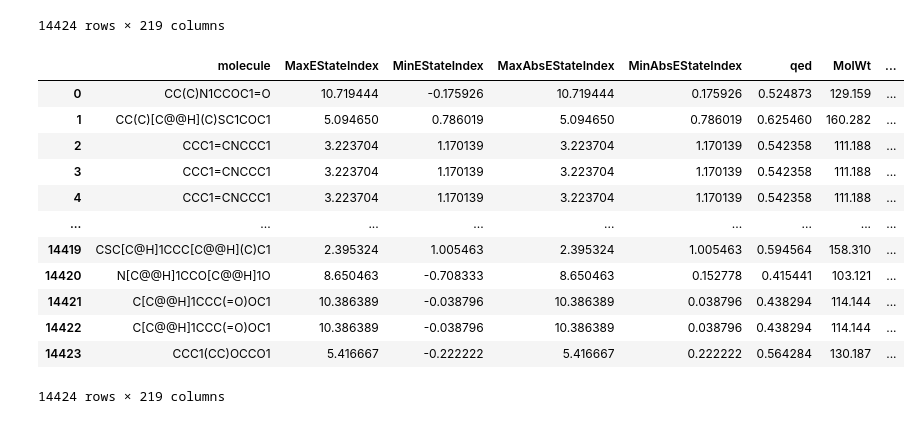
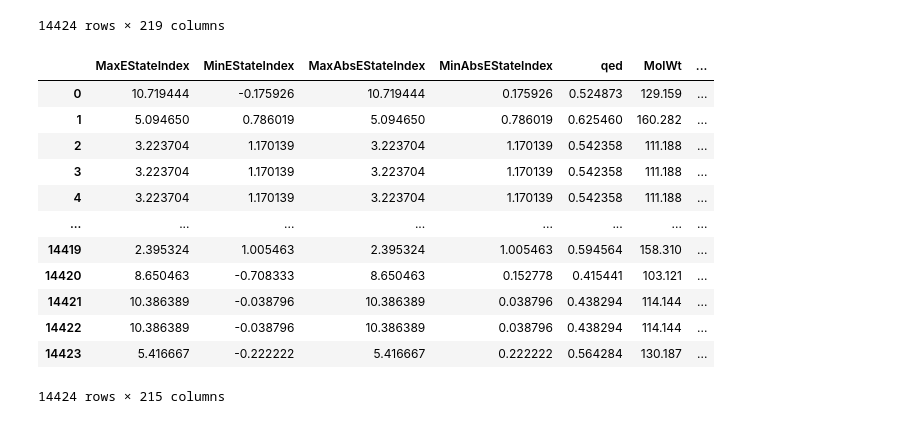
Before and after one commit to oliviaharman/PythonPractice, a Jupyter notebook: Descriptors for RDF.ipynb, the cells around one changed output. Drawn from its saved outputs; the diff is of its cells as text; code cells hidden in the pictures.

```diff
--- a/Descriptors for RDF.ipynb
+++ b/Descriptors for RDF.ipynb
@@ -206,19 +189,19 @@ rdf_desc
 | 14423 | CCC1(CC)OCCO1 | 5.416667 | -0.222222 | 5.416667 | 0.222222 | 0.564284 | 130.187 | ... |
 14424 rows × 219 columns
 # %%
-rdf_desc.drop(columns=['molecule', 'fragment1', 'fragment2', 'rid'], axis = 1, inplace=False)
+rdf_desc.drop(columns=['molecule', 'fragment1', 'fragment2', 'rid'], axis = 1, inplace=True)
 rdf_desc
 # %% [output]
-|  | molecule | MaxEStateIndex | MinEStateIndex | MaxAbsEStateIndex | MinAbsEStateIndex | qed | MolWt | ... |
-| 0 | CC(C)N1CCOC1=O | 10.719444 | -0.175926 | 10.719444 | 0.175926 | 0.524873 | 129.159 | ... |
-| 1 | CC(C)[C@@H](C)SC1COC1 | 5.094650 | 0.786019 | 5.094650 | 0.786019 | 0.625460 | 160.282 | ... |
-| 2 | CCC1=CNCCC1 | 3.223704 | 1.170139 | 3.223704 | 1.170139 | 0.542358 | 111.188 | ... |
-| 3 | CCC1=CNCCC1 | 3.223704 | 1.170139 | 3.223704 | 1.170139 | 0.542358 | 111.188 | ... |
-| 4 | CCC1=CNCCC1 | 3.223704 | 1.170139 | 3.223704 | 1.170139 | 0.542358 | 111.188 | ... |
-| ... | ... | ... | ... | ... | ... | ... | ... | ... |
-| 14419 | CSC[C@H]1CCC[C@@H](C)C1 | 2.395324 | 1.005463 | 2.395324 | 1.005463 | 0.594564 | 158.310 | ... |
-| 14420 | N[C@@H]1CCO[C@@H]1O | 8.650463 | -0.708333 | 8.650463 | 0.152778 | 0.415441 | 103.121 | ... |
-| 14421 | C[C@@H]1CCC(=O)OC1 | 10.386389 | -0.038796 | 10.386389 | 0.038796 | 0.438294 | 114.144 | ... |
-| 14422 | C[C@@H]1CCC(=O)OC1 | 10.386389 | -0.038796 | 10.386389 | 0.038796 | 0.438294 | 114.144 | ... |
-| 14423 | CCC1(CC)OCCO1 | 5.416667 | -0.222222 | 5.416667 | 0.222222 | 0.564284 | 130.187 | ... |
+|  | MaxEStateIndex | MinEStateIndex | MaxAbsEStateIndex | MinAbsEStateIndex | qed | MolWt | ... |
+| 0 | 10.719444 | -0.175926 | 10.719444 | 0.175926 | 0.524873 | 129.159 | ... |
+| 1 | 5.094650 | 0.786019 | 5.094650 | 0.786019 | 0.625460 | 160.282 | ... |
+| 2 | 3.223704 | 1.170139 | 3.223704 | 1.170139 | 0.542358 | 111.188 | ... |
+| 3 | 3.223704 | 1.170139 | 3.223704 | 1.170139 | 0.542358 | 111.188 | ... |
+| 4 | 3.223704 | 1.170139 | 3.223704 | 1.170139 | 0.542358 | 111.188 | ... |
+| ... | ... | ... | ... | ... | ... | ... | ... |
+| 14419 | 2.395324 | 1.005463 | 2.395324 | 1.005463 | 0.594564 | 158.310 | ... |
+| 14420 | 8.650463 | -0.708333 | 8.650463 | 0.152778 | 0.415441 | 103.121 | ... |
+| 14421 | 10.386389 | -0.038796 | 10.386389 | 0.038796 | 0.438294 | 114.144 | ... |
+| 14422 | 10.386389 | -0.038796 | 10.386389 | 0.038796 | 0.438294 | 114.144 | ... |
+| 14423 | 5.416667 | -0.222222 | 5.416667 | 0.222222 | 0.564284 | 130.187 | ... |
-14424 rows × 219 columns
+14424 rows × 215 columns
```
Also changed, not shown: parts of 23 cells of this notebook.
